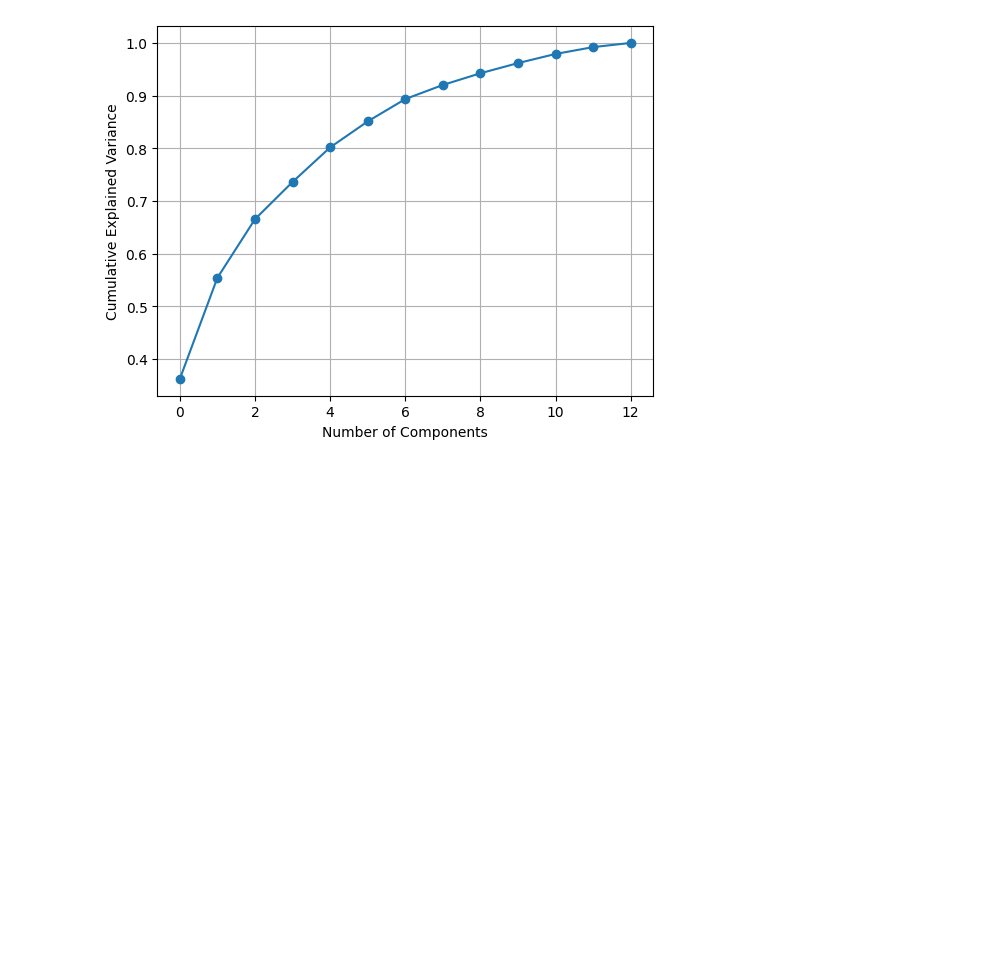
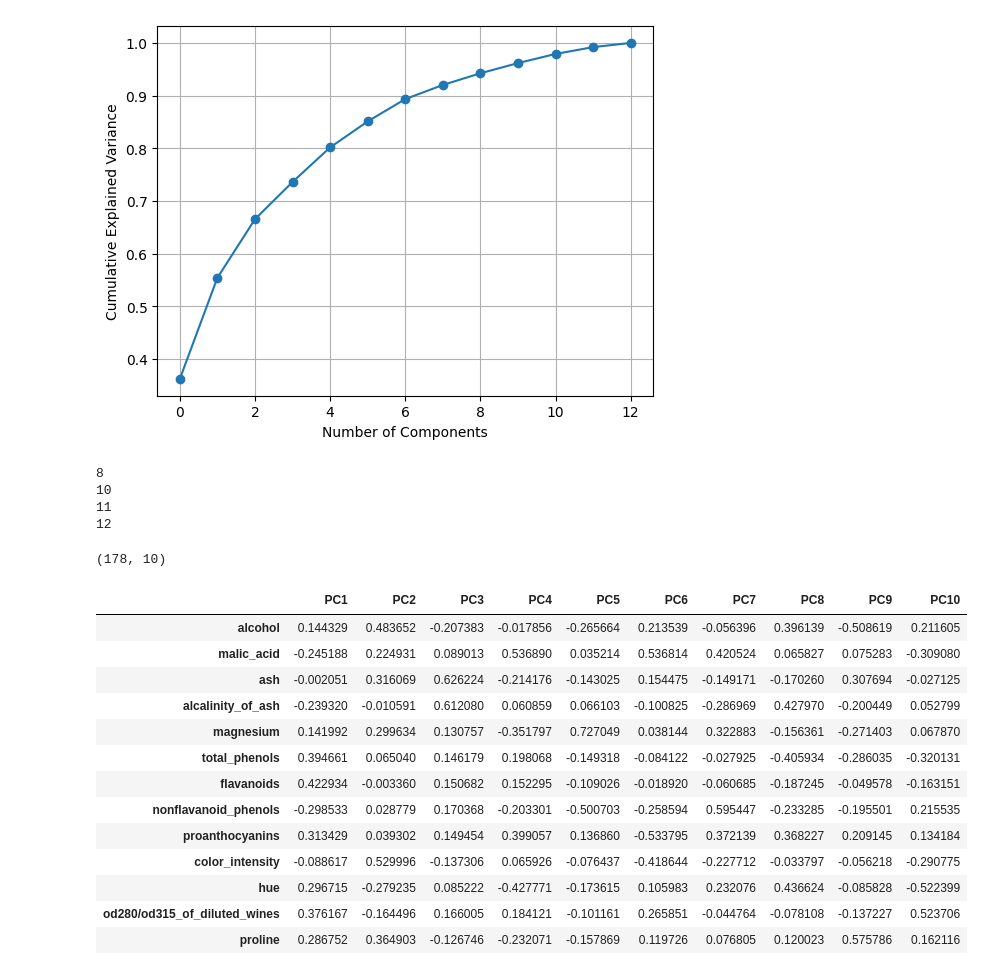
Before and after one commit to TanvirIshrak/Machine-Learning, a Jupyter notebook: learning/Principal Ccomponent Analysis (PCA) .ipynb, the cells around one changed output. Cells and saved outputs as stored; diff of their text form; code cells hidden in the pictures; blank space fills up the shorter version.

```diff
--- a/learning/Principal Ccomponent Analysis (PCA) .ipynb
+++ b/learning/Principal Ccomponent Analysis (PCA) .ipynb
@@ -76,3 +76,50 @@ plt.grid()
 plt.show()
 # %% [output]
 [figure]
+# %%
+# selection of k90 and k95
+def components_for_threshold(cum_variance , threshold):
+    return int(np.argmax(cum_variance>=threshold)+1)
+
+k90 = components_for_threshold(cum_explained, 0.9)
+print(k90)
+k95 = components_for_threshold(cum_explained, 0.95)
+print(k95)
+k97 = components_for_threshold(cum_explained, 0.97)
+print(k97)
+k99 = components_for_threshold(cum_explained, 0.99)
+print(k99)
+# %% [output]
+8
+10
+11
+12
+# %%
+k = k95
+pca = PCA(n_components=k)
+x_pca = pca.fit_transform(x_scaled)
+x_pca.shape
+# %% [output]
+(178, 10)
+# %%
+loadings = pd.DataFrame(
+    pca.components_.T,
+    index = x.columns,
+    columns=[f'PC{i+1}' for i in range(k)]
+)
+loadings.head(13)
+# %% [output]
+|  | PC1 | PC2 | PC3 | PC4 | PC5 | PC6 | PC7 | PC8 | PC9 | PC10 |
+| alcohol | 0.144329 | 0.483652 | -0.207383 | -0.017856 | -0.265664 | 0.213539 | -0.056396 | 0.396139 | -0.508619 | 0.211605 |
+| malic_acid | -0.245188 | 0.224931 | 0.089013 | 0.536890 | 0.035214 | 0.536814 | 0.420524 | 0.065827 | 0.075283 | -0.309080 |
+| ash | -0.002051 | 0.316069 | 0.626224 | -0.214176 | -0.143025 | 0.154475 | -0.149171 | -0.170260 | 0.307694 | -0.027125 |
+| alcalinity_of_ash | -0.239320 | -0.010591 | 0.612080 | 0.060859 | 0.066103 | -0.100825 | -0.286969 | 0.427970 | -0.200449 | 0.052799 |
+| magnesium | 0.141992 | 0.299634 | 0.130757 | -0.351797 | 0.727049 | 0.038144 | 0.322883 | -0.156361 | -0.271403 | 0.067870 |
+| total_phenols | 0.394661 | 0.065040 | 0.146179 | 0.198068 | -0.149318 | -0.084122 | -0.027925 | -0.405934 | -0.286035 | -0.320131 |
+| flavanoids | 0.422934 | -0.003360 | 0.150682 | 0.152295 | -0.109026 | -0.018920 | -0.060685 | -0.187245 | -0.049578 | -0.163151 |
+| nonflavanoid_phenols | -0.298533 | 0.028779 | 0.170368 | -0.203301 | -0.500703 | -0.258594 | 0.595447 | -0.233285 | -0.195501 | 0.215535 |
+| proanthocyanins | 0.313429 | 0.039302 | 0.149454 | 0.399057 | 0.136860 | -0.533795 | 0.372139 | 0.368227 | 0.209145 | 0.134184 |
+| color_intensity | -0.088617 | 0.529996 | -0.137306 | 0.065926 | -0.076437 | -0.418644 | -0.227712 | -0.033797 | -0.056218 | -0.290775 |
+| hue | 0.296715 | -0.279235 | 0.085222 | -0.427771 | -0.173615 | 0.105983 | 0.232076 | 0.436624 | -0.085828 | -0.522399 |
+| od280/od315_of_diluted_wines | 0.376167 | -0.164496 | 0.166005 | 0.184121 | -0.101161 | 0.265851 | -0.044764 | -0.078108 | -0.137227 | 0.523706 |
+| proline | 0.286752 | 0.364903 | -0.126746 | -0.232071 | -0.157869 | 0.119726 | 0.076805 | 0.120023 | 0.575786 | 0.162116 |
```
Also changed, not shown: parts of 12 cells of this notebook.
